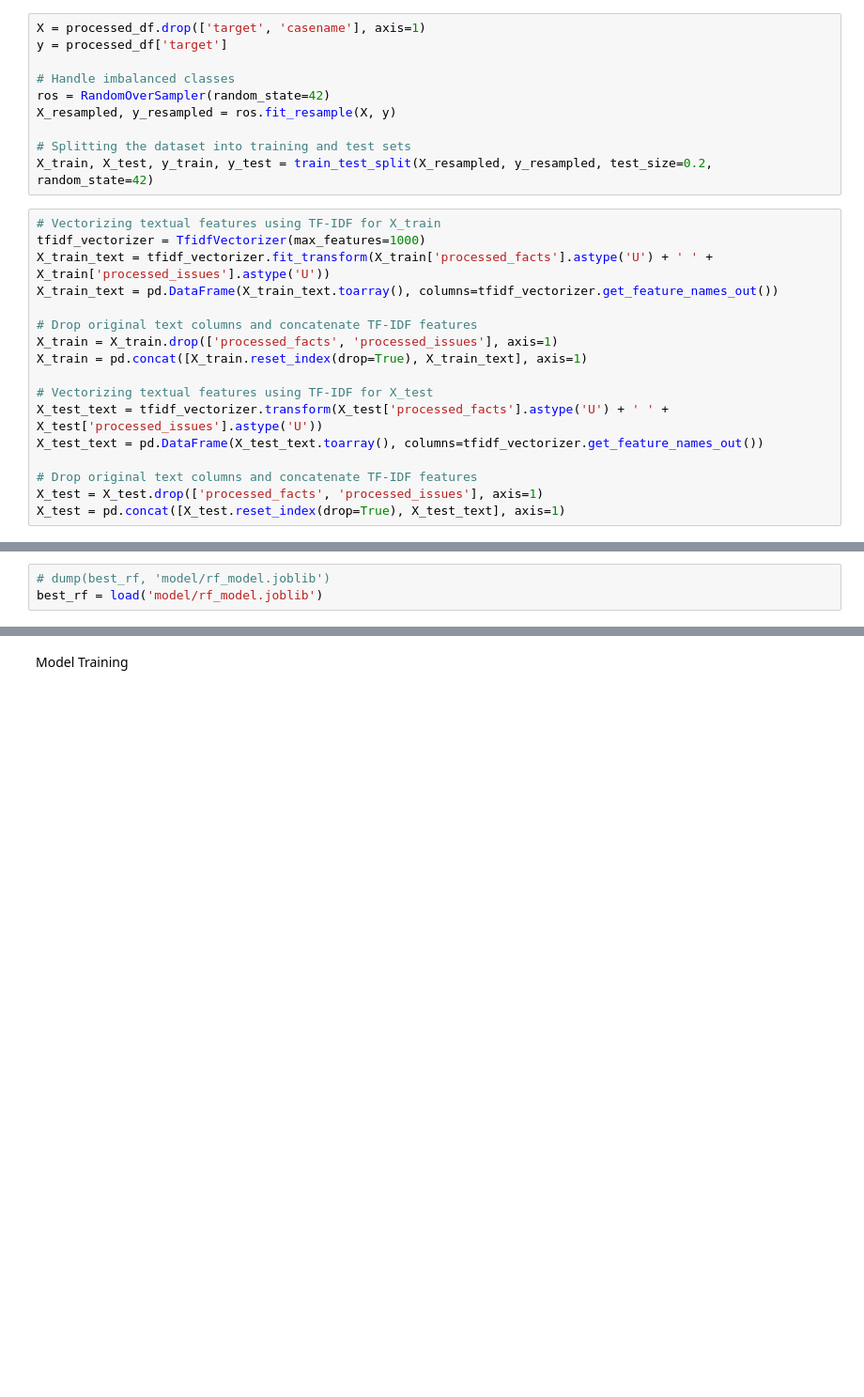
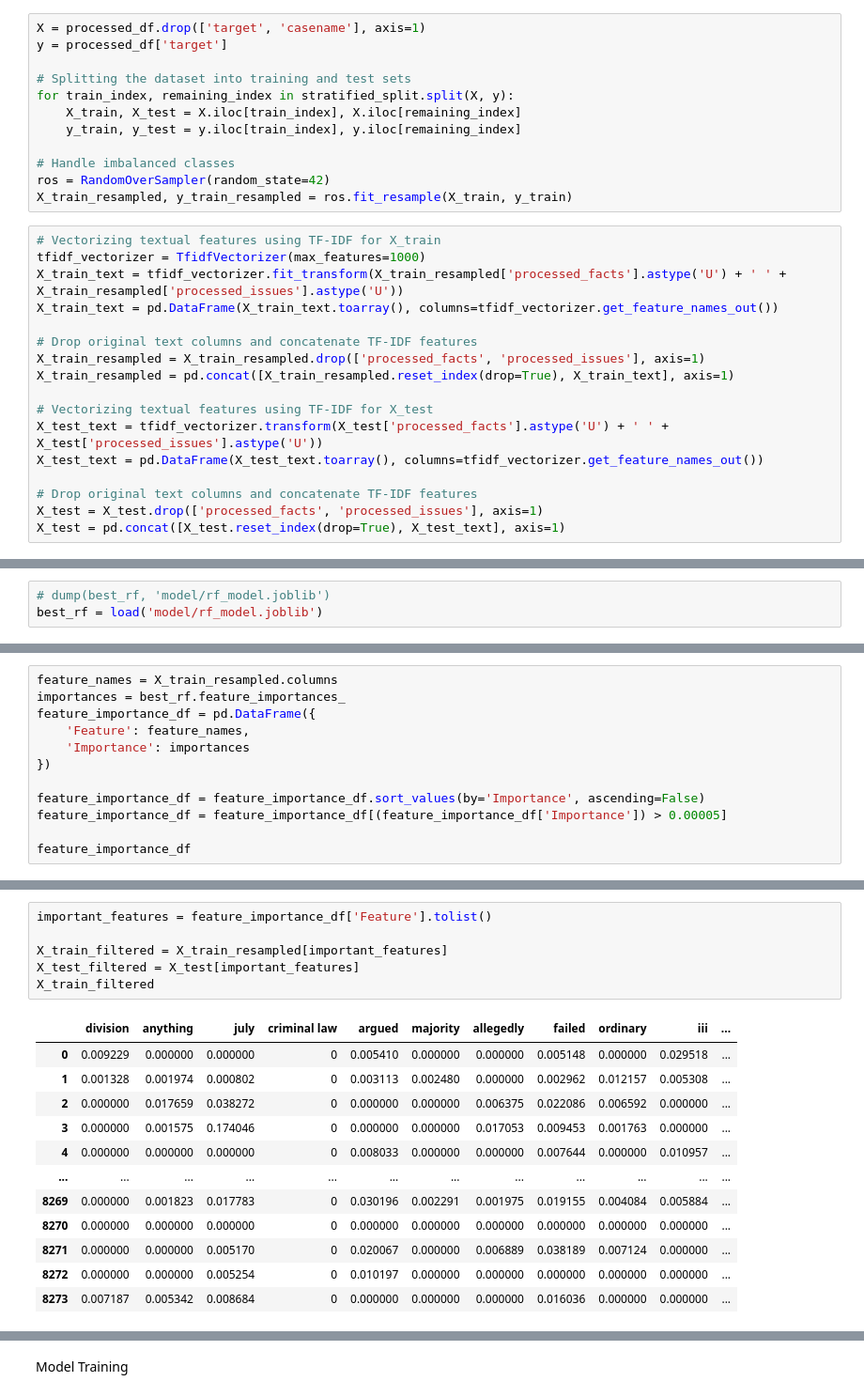
Before and after one commit to Benhzy/case-outcome-predictor, a Jupyter notebook: JudgmentPrediction.ipynb, the cells around one changed output, grey strips where cells are left out. Shown at 94% size. Saved outputs shown, nothing was run; the diff lists cells and outputs as text; blank space fills up the shorter version.

```diff
--- a/JudgmentPrediction.ipynb
+++ b/JudgmentPrediction.ipynb
@@ -733,21 +734,23 @@ Train & Test set for RF
 X = processed_df.drop(['target', 'casename'], axis=1)
 y = processed_df['target']
 
+# Splitting the dataset into training and test sets
+for train_index, remaining_index in stratified_split.split(X, y):
+    X_train, X_test = X.iloc[train_index], X.iloc[remaining_index]
+    y_train, y_test = y.iloc[train_index], y.iloc[remaining_index]
+
 # Handle imbalanced classes
 ros = RandomOverSampler(random_state=42)
-X_resampled, y_resampled = ros.fit_resample(X, y)
-
-# Splitting the dataset into training and test sets
-X_train, X_test, y_train, y_test = train_test_split(X_resampled, y_resampled, test_size=0.2, random_state=42)
+X_train_resampled, y_train_resampled = ros.fit_resample(X_train, y_train)
 # %%
 # Vectorizing textual features using TF-IDF for X_train
 tfidf_vectorizer = TfidfVectorizer(max_features=1000)
-X_train_text = tfidf_vectorizer.fit_transform(X_train['processed_facts'].astype('U') + ' ' + X_train['processed_issues'].astype('U'))
+X_train_text = tfidf_vectorizer.fit_transform(X_train_resampled['processed_facts'].astype('U') + ' ' + X_train_resampled['processed_issues'].astype('U'))
 X_train_text = pd.DataFrame(X_train_text.toarray(), columns=tfidf_vectorizer.get_feature_names_out())
 
 # Drop original text columns and concatenate TF-IDF features
-X_train = X_train.drop(['processed_facts', 'processed_issues'], axis=1)
-X_train = pd.concat([X_train.reset_index(drop=True), X_train_text], axis=1)
+X_train_resampled = X_train_resampled.drop(['processed_facts', 'processed_issues'], axis=1)
+X_train_resampled = pd.concat([X_train_resampled.reset_index(drop=True), X_train_text], axis=1)
 
 # Vectorizing textual features using TF-IDF for X_test
 X_test_text = tfidf_vectorizer.transform(X_test['processed_facts'].astype('U') + ' ' + X_test['processed_issues'].astype('U'))
@@ -790,0 +796,12 @@ best_rf = load('model/rf_model.joblib')
+# %%
+feature_names = X_train_resampled.columns
+importances = best_rf.feature_importances_
+feature_importance_df = pd.DataFrame({
+    'Feature': feature_names,
+    'Importance': importances
+})
+
+feature_importance_df = feature_importance_df.sort_values(by='Importance', ascending=False)
+feature_importance_df = feature_importance_df[(feature_importance_df['Importance']) > 0.00005]
+
+feature_importance_df
@@ -790,0 +822,19 @@ best_rf = load('model/rf_model.joblib')
+# %%
+important_features = feature_importance_df['Feature'].tolist()
+
+X_train_filtered = X_train_resampled[important_features]
+X_test_filtered = X_test[important_features]
+X_train_filtered
+# %% [output]
+|  | division | anything | july | criminal law | argued | majority | allegedly | failed | ordinary | iii | ... |
+| 0 | 0.009229 | 0.000000 | 0.000000 | 0 | 0.005410 | 0.000000 | 0.000000 | 0.005148 | 0.000000 | 0.029518 | ... |
+| 1 | 0.001328 | 0.001974 | 0.000802 | 0 | 0.003113 | 0.002480 | 0.000000 | 0.002962 | 0.012157 | 0.005308 | ... |
+| 2 | 0.000000 | 0.017659 | 0.038272 | 0 | 0.000000 | 0.000000 | 0.006375 | 0.022086 | 0.006592 | 0.000000 | ... |
+| 3 | 0.000000 | 0.001575 | 0.174046 | 0 | 0.000000 | 0.000000 | 0.017053 | 0.009453 | 0.001763 | 0.000000 | ... |
+| 4 | 0.000000 | 0.000000 | 0.000000 | 0 | 0.008033 | 0.000000 | 0.000000 | 0.007644 | 0.000000 | 0.010957 | ... |
+| ... | ... | ... | ... | ... | ... | ... | ... | ... | ... | ... | ... |
+| 8269 | 0.000000 | 0.001823 | 0.017783 | 0 | 0.030196 | 0.002291 | 0.001975 | 0.019155 | 0.004084 | 0.005884 | ... |
+| 8270 | 0.000000 | 0.000000 | 0.000000 | 0 | 0.000000 | 0.000000 | 0.000000 | 0.000000 | 0.000000 | 0.000000 | ... |
+| 8271 | 0.000000 | 0.000000 | 0.005170 | 0 | 0.020067 | 0.000000 | 0.006889 | 0.038189 | 0.007124 | 0.000000 | ... |
+| 8272 | 0.000000 | 0.000000 | 0.005254 | 0 | 0.010197 | 0.000000 | 0.000000 | 0.000000 | 0.000000 | 0.000000 | ... |
+| 8273 | 0.007187 | 0.005342 | 0.008684 | 0 | 0.000000 | 0.000000 | 0.000000 | 0.016036 | 0.000000 | 0.000000 | ... |
```
Also changed, not shown: parts of 9 cells of this notebook.
